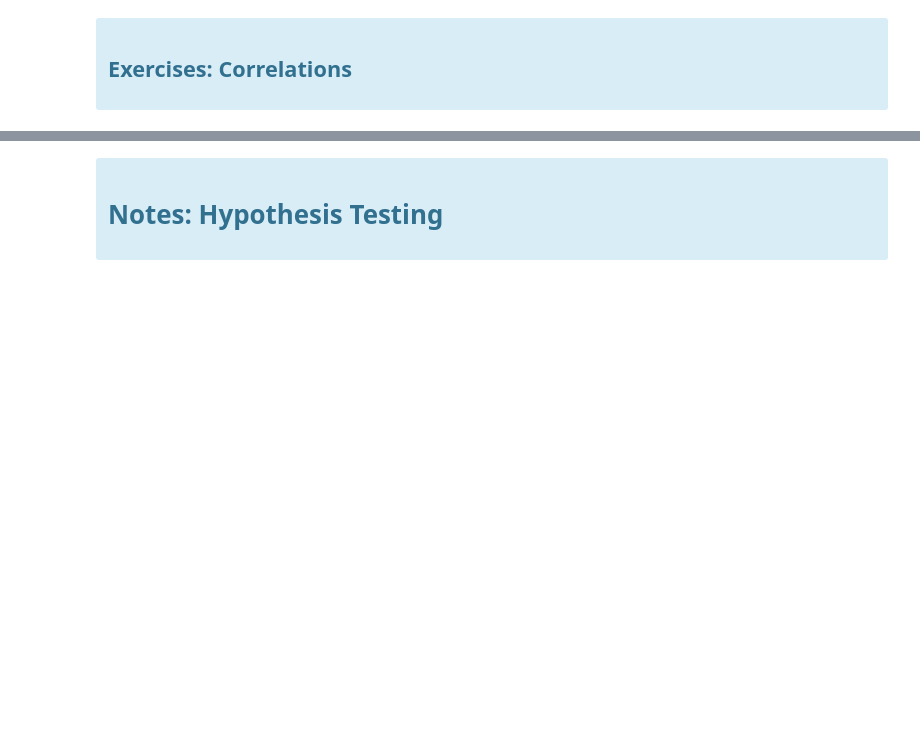
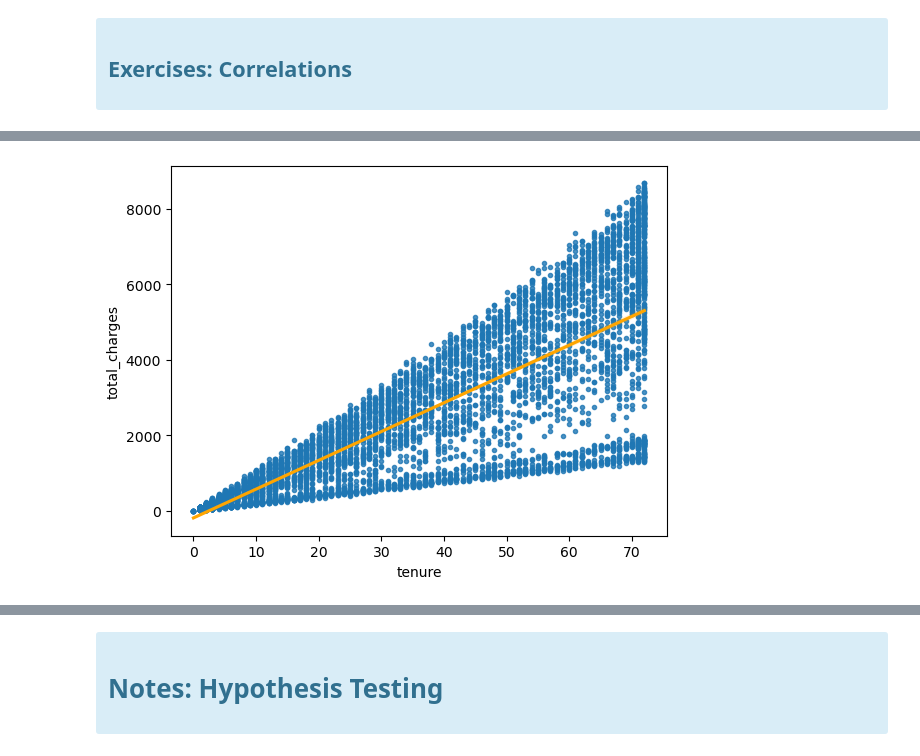
Before and after one commit to Zacharia-Schmitz/statistics-exercises, a Jupyter notebook: hypothesis_testing.ipynb, the cells around one changed output, grey strips where cells are left out. Cells and saved outputs as stored; diff of their text form; code cells hidden in the pictures; blank space fills up the shorter version.

```diff
--- a/hypothesis_testing.ipynb
+++ b/hypothesis_testing.ipynb
@@ -228,0 +216,13 @@ tenure_total.corr()
+# %%
+# H0: There is no linear correlation between tenure and total charges
+# Ha: There is a linear correlation between tenure and total charges
+
+#set the alpha
+α = 0.05
+
+#create a df of only tenture and total charges
+ttl_charges_df = df[['tenure', 'total_charges']]
+
+#covert empty space into '0'
+#change datatype to float
+ttl_charges_df['total_charges']= ttl_charges_df['total_charges'].str.replace(' ', '0').astype('float')
@@ -228,0 +235,6 @@ tenure_total.corr()
+# %%
+#plot our data
+sns.regplot(x='tenure', y = 'total_charges', data=ttl_charges_df, marker='.', line_kws={'color': 'orange'})
+plt.show()
+# %% [output]
+[figure, added]
```
Also changed, not shown: parts of 61 cells of this notebook.
